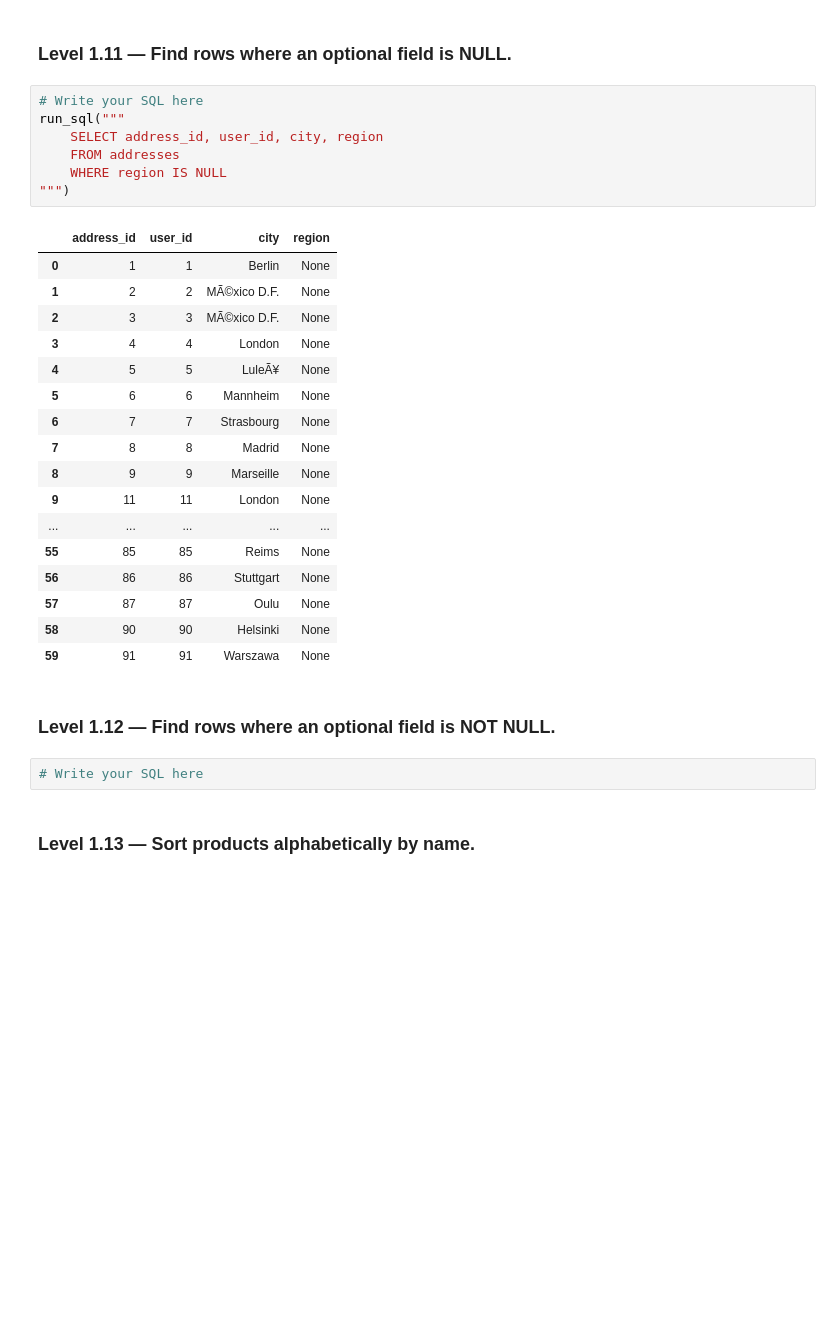
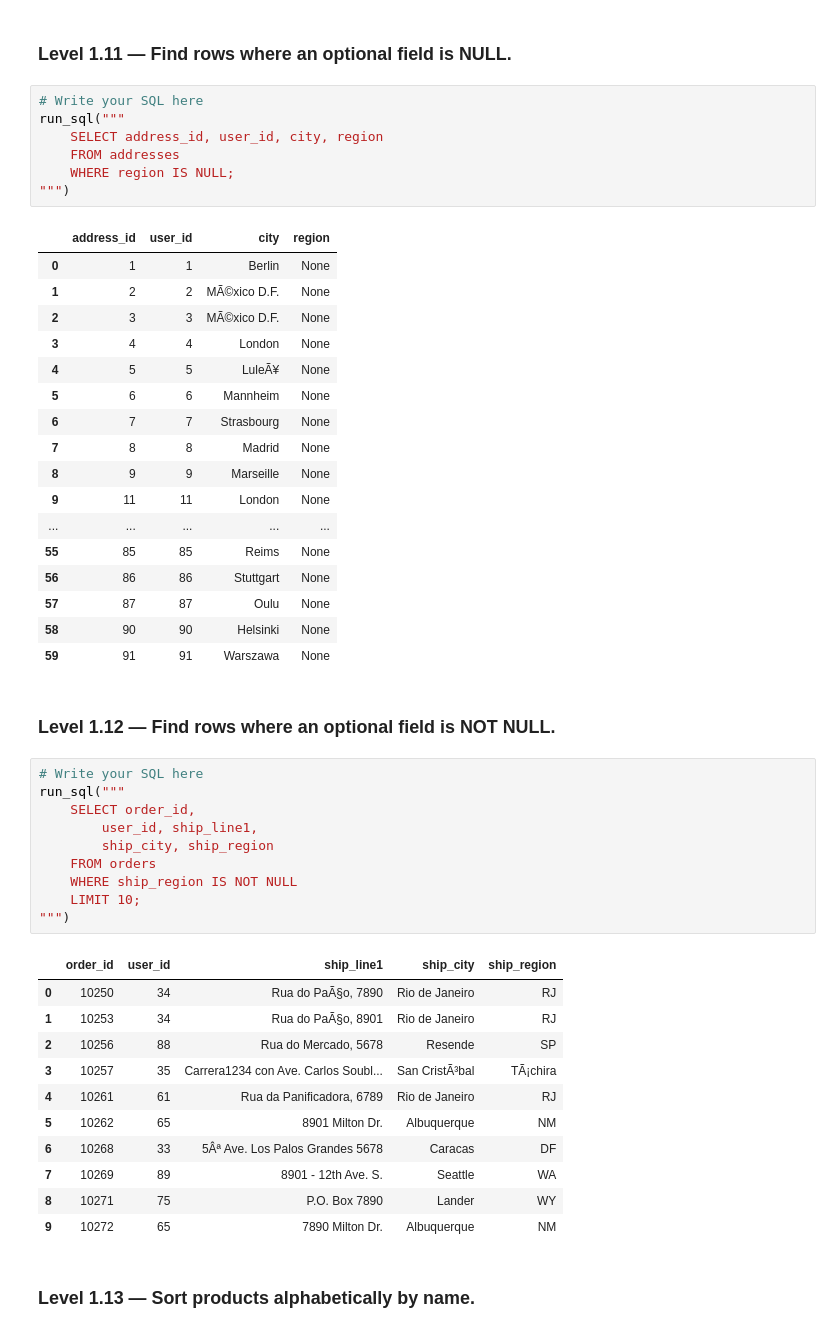
Before and after one commit to Thomasayanfeoluwa/E-Commerce-Analytics-Engineering-System, a Jupyter notebook: notebooks/01_sql_practice.ipynb, the cells around one changed output. Cells and saved outputs as stored; diff of their text form; blank space fills up the shorter version.

```diff
--- a/notebooks/01_sql_practice.ipynb
+++ b/notebooks/01_sql_practice.ipynb
@@ -331,7 +331,7 @@ run_sql("""
 run_sql("""
     SELECT address_id, user_id, city, region
     FROM addresses
-    WHERE region IS NULL
+    WHERE region IS NULL;
 """)
 # %% [output]
 |  | address_id | user_id | city | region |
@@ -355,6 +355,26 @@ run_sql("""
 ### Level 1.12 — Find rows where an optional field is NOT NULL.
 # %%
 # Write your SQL here
+run_sql("""
+    SELECT order_id,
+        user_id, ship_line1,
+        ship_city, ship_region
+    FROM orders
+    WHERE ship_region IS NOT NULL
+    LIMIT 10;
+""")
+# %% [output]
+|  | order_id | user_id | ship_line1 | ship_city | ship_region |
+| 0 | 10250 | 34 | Rua do PaÃ§o, 7890 | Rio de Janeiro | RJ |
+| 1 | 10253 | 34 | Rua do PaÃ§o, 8901 | Rio de Janeiro | RJ |
+| 2 | 10256 | 88 | Rua do Mercado, 5678 | Resende | SP |
+| 3 | 10257 | 35 | Carrera1234 con Ave. Carlos Soubl... | San CristÃ³bal | TÃ¡chira |
+| 4 | 10261 | 61 | Rua da Panificadora, 6789 | Rio de Janeiro | RJ |
+| 5 | 10262 | 65 | 8901 Milton Dr. | Albuquerque | NM |
+| 6 | 10268 | 33 | 5Âª Ave. Los Palos Grandes 5678 | Caracas | DF |
+| 7 | 10269 | 89 | 8901 - 12th Ave. S. | Seattle | WA |
+| 8 | 10271 | 75 | P.O. Box 7890 | Lander | WY |
+| 9 | 10272 | 65 | 7890 Milton Dr. | Albuquerque | NM |
 # %% [markdown]
 ### Level 1.13 — Sort products alphabetically by name.
 # %%
```
